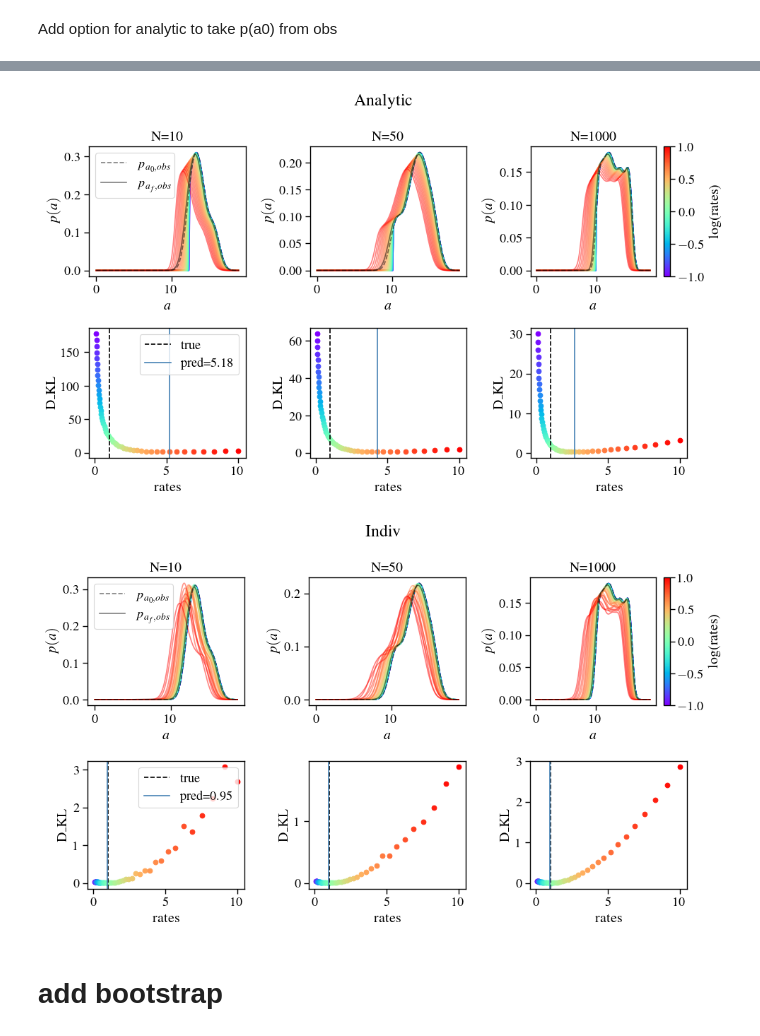
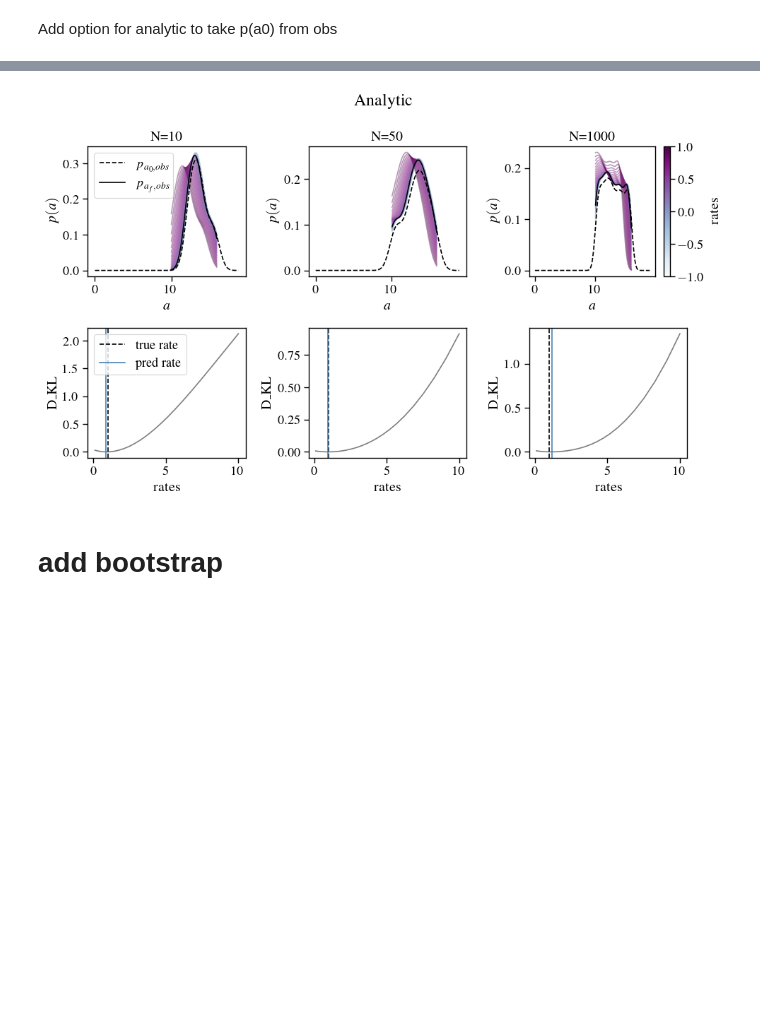
Before and after one commit to insepien/dftime, a Jupyter notebook: analytics.ipynb, the cells around one changed output, grey strips where cells are left out. Saved outputs shown, nothing was run; the diff lists cells and outputs as text; code cells hidden in the pictures; blank space fills up the shorter version.

```diff
--- a/analytics.ipynb
+++ b/analytics.ipynb
@@ -511,14 +582,14 @@ def get_analytic_pdfs(rates, ap, a0_obs_min, a0_obs_max, mbh, t, tR, N):
     a0_obs,af_obs = monte_carlo_unif_a0(amin=a0_obs_min, amax=a0_obs_max, R=tR, N=N)
     # estimate observed distributions
     ap = np.linspace(0,a0_obs.max()+3,200,endpoint=True)
-    p_a0_obs = scp_kde(a0_obs,ap)
+    p_a0_obs = scp_kde(a0_obs,ap,return_func=True)
     p_af_obs = scp_kde(af_obs,ap)
     # predict p(af) at different rates
     p_af_preds = {}
     for r in rates:
-        _, p_af_pred = paf_analytic(a0_obs,mbh=mbh,t=t,R=r,af=ap)
+        _, p_af_pred = paf_analytic_fast(p_a0_obs,a0_obs,mbh=mbh,t=t,R=r,af_grid=ap)
         p_af_preds[r] = p_af_pred
-    return ap, p_a0_obs, p_af_obs, p_af_preds
+    return ap, p_a0_obs(ap), p_af_obs, p_af_preds
 
 def KL_mock(a0_obs_min = 10, a0_obs_max = 16, mbh=1e8, t=1, tR=1, analytic=True):
     rates = np.logspace(-1,1,50)
@@ -534,10 +605,8 @@ def KL_mock(a0_obs_min = 10, a0_obs_max = 16, mbh=1e8, t=1, tR=1, analytic=True)
     dat_mc = {N: r for N,r in zip(sampsizes,res_mc)}
     return dat_mc, rates, sampsizes
 
-
-def plot_pdf_dkl_full(dat,rates,sampsizes,title,tR=1):
+def plot_pdf_dkl_full(dat,rates,sampsizes,title,tR=1,cmap=cm.rainbow):
     norm = mcolors.Normalize(vmin=np.log10(rates.min()), vmax=np.log10(rates.max()))
-    cmap = cm.rainbow
 
     fig,ax = plt.subplots(2,3,figsize=(10,6))
     for i in range(3):
@@ -566,12 +635,11 @@ def plot_pdf_dkl_full(dat,rates,sampsizes,title,tR=1):
     fig.suptitle(title)
     fig.tight_layout();
 
-
 def plot_pdf_dkl_cut(dat,rates,sampsizes, title, a0_obs_min = 10, a0_obs_max = 16,tR=1,cmap=cm.BuPu, normalized=False):
     norm = mcolors.Normalize(vmin=np.log10(rates.min()), vmax=np.log10(rates.max()))
 
     # define cut range
-    af_cut_min = a0_obs_min+1
+    af_cut_min = a0_obs_min
     af_cut_max = a0_obs_max
     af_mask = lambda a: (a>af_cut_min)&(a<af_cut_max)
 
@@ -638,16 +685,13 @@ plot_pdf_dkl_cut(dat_analy612,rates,sampsize,a0_obs_min = 6, a0_obs_max = 12,nor
 dat_mc, rates, sampsizes = KL_mock(analytic=False)
 dat_analy,_,_ = KL_mock(analytic=True)
 # %%
-plot_pdf_dkl_full(dat_analy,rates,sampsizes,"Analytic")
-# plot_pdf_dkl_cut(dat_analy,rates,sampsizes,normalized=True)
-# plot_pdf_dkl_cut(dat_analy,rates,sampsizes)
+# plot_pdf_dkl_full(dat_analy,rates,sampsizes,"Analytic",cmap=cm.BuPu)
+plot_pdf_dkl_cut(dat_analy,rates,sampsizes,"Analytic",cmap=cm.BuPu,normalized=True)
 
-plot_pdf_dkl_full(dat_mc,rates,sampsizes,"Indiv")
-# plot_pdf_dkl_cut(dat_mc,rates,sampsizes,normalized=True)
-# plot_pdf_dkl_cut(dat_mc,rates,sampsizes)
+# plot_pdf_dkl_full(dat_mc,rates,sampsizes,"Indiv",cmap=cm.BuPu)
+# plot_pdf_dkl_cut(dat_mc,rates,sampsizes,"Indiv",cmap=cm.BuPu,normalized=True)
 # %% [output]
-[figure, old version]
+[figure, new version]
-[figure, removed]
 # %% [markdown]
 # add bootstrap
 # %%
```
Also changed, not shown: parts of 11 cells of this notebook.
